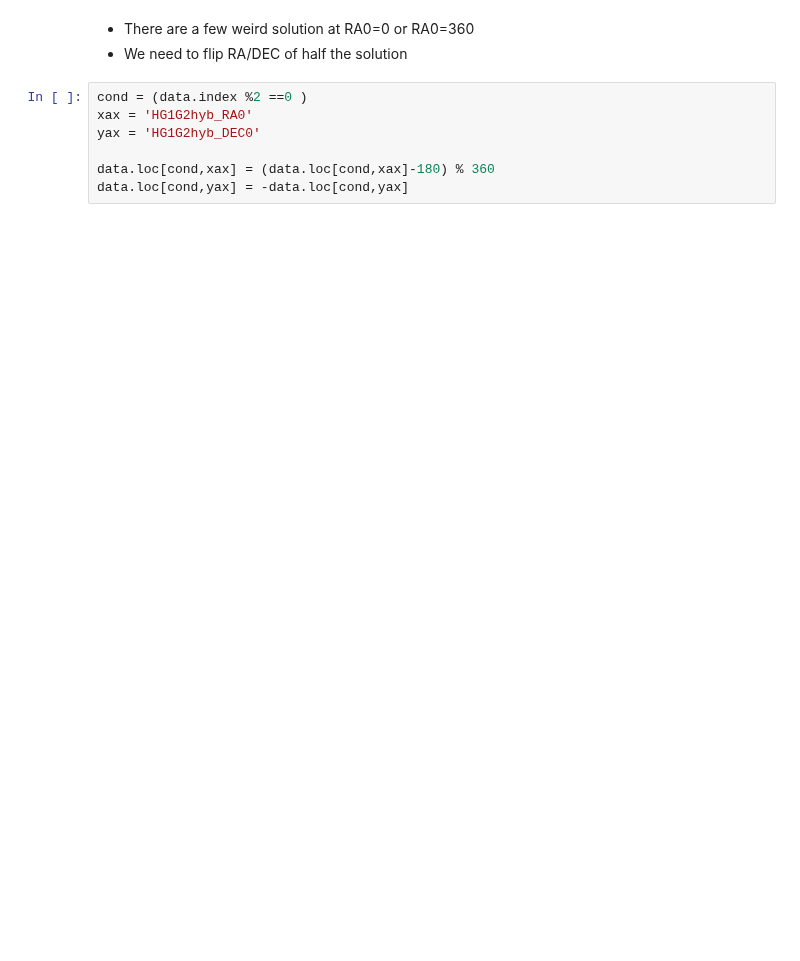
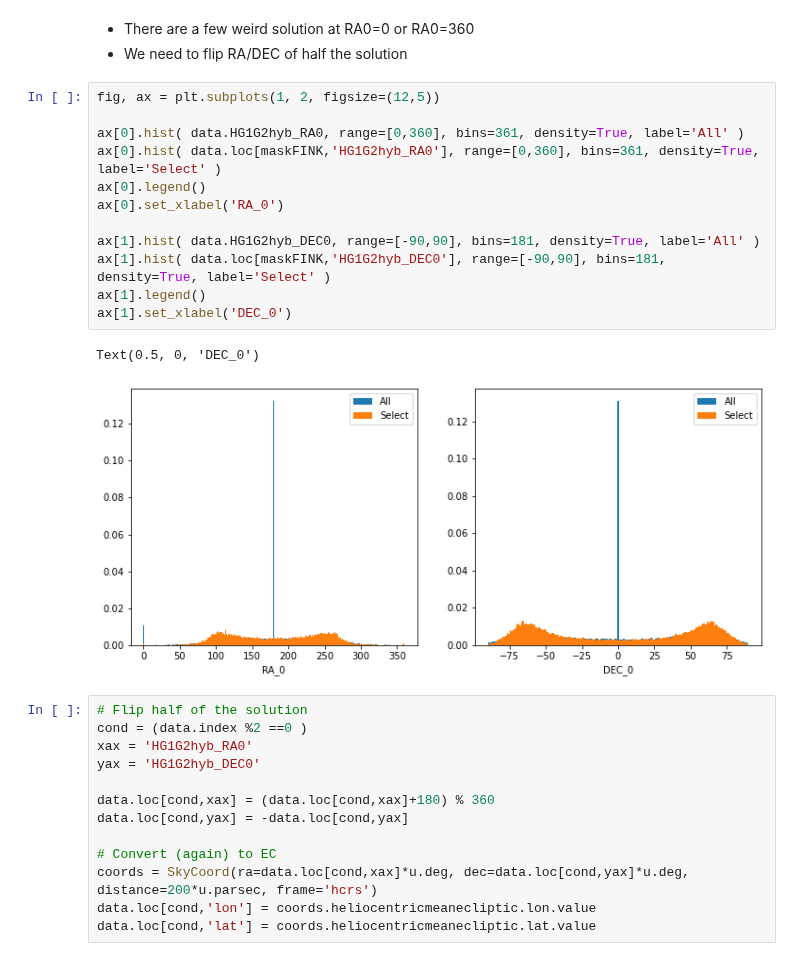
Before and after one commit to astrolabsoftware/fink-tutorials, a Jupyter notebook: sso/spins/4_compare_literature.ipynb, the cells around one changed output. Saved outputs shown, nothing was run; the diff lists cells and outputs as text; blank space fills up the shorter version.

```diff
--- a/sso/spins/4_compare_literature.ipynb
+++ b/sso/spins/4_compare_literature.ipynb
@@ -207,13 +237,34 @@ Text(0, 0.5, 'DEC0 (deg)')
 # %% [markdown]
 - There are a few weird solution at RA0=0 or RA0=360
 - We need to flip RA/DEC of half the solution
+# %%
+fig, ax = plt.subplots(1, 2, figsize=(12,5))
+
+ax[0].hist( data.HG1G2hyb_RA0, range=[0,360], bins=361, density=True, label='All' )
+ax[0].hist( data.loc[maskFINK,'HG1G2hyb_RA0'], range=[0,360], bins=361, density=True, label='Select' )
+ax[0].legend()
+ax[0].set_xlabel('RA_0')
+
+ax[1].hist( data.HG1G2hyb_DEC0, range=[-90,90], bins=181, density=True, label='All' )
+ax[1].hist( data.loc[maskFINK,'HG1G2hyb_DEC0'], range=[-90,90], bins=181, density=True, label='Select' )
+ax[1].legend()
+ax[1].set_xlabel('DEC_0')
+# %% [output]
+Text(0.5, 0, 'DEC_0')
+[figure, added]
 # %%
+# Flip half of the solution
 cond = (data.index %2 ==0 )
 xax = 'HG1G2hyb_RA0'
 yax = 'HG1G2hyb_DEC0'
 
-data.loc[cond,xax] = (data.loc[cond,xax]-180) % 360
+data.loc[cond,xax] = (data.loc[cond,xax]+180) % 360
 data.loc[cond,yax] = -data.loc[cond,yax]
+
+# Convert (again) to EC
+coords = SkyCoord(ra=data.loc[cond,xax]*u.deg, dec=data.loc[cond,yax]*u.deg, distance=200*u.parsec, frame='hcrs')
+data.loc[cond,'lon'] = coords.heliocentricmeanecliptic.lon.value
+data.loc[cond,'lat'] = coords.heliocentricmeanecliptic.lat.value
 # %%
 fig, ax = plt.subplots(figsize=(12, 7))
 
```
Also changed, not shown: parts of 20 cells of this notebook.
